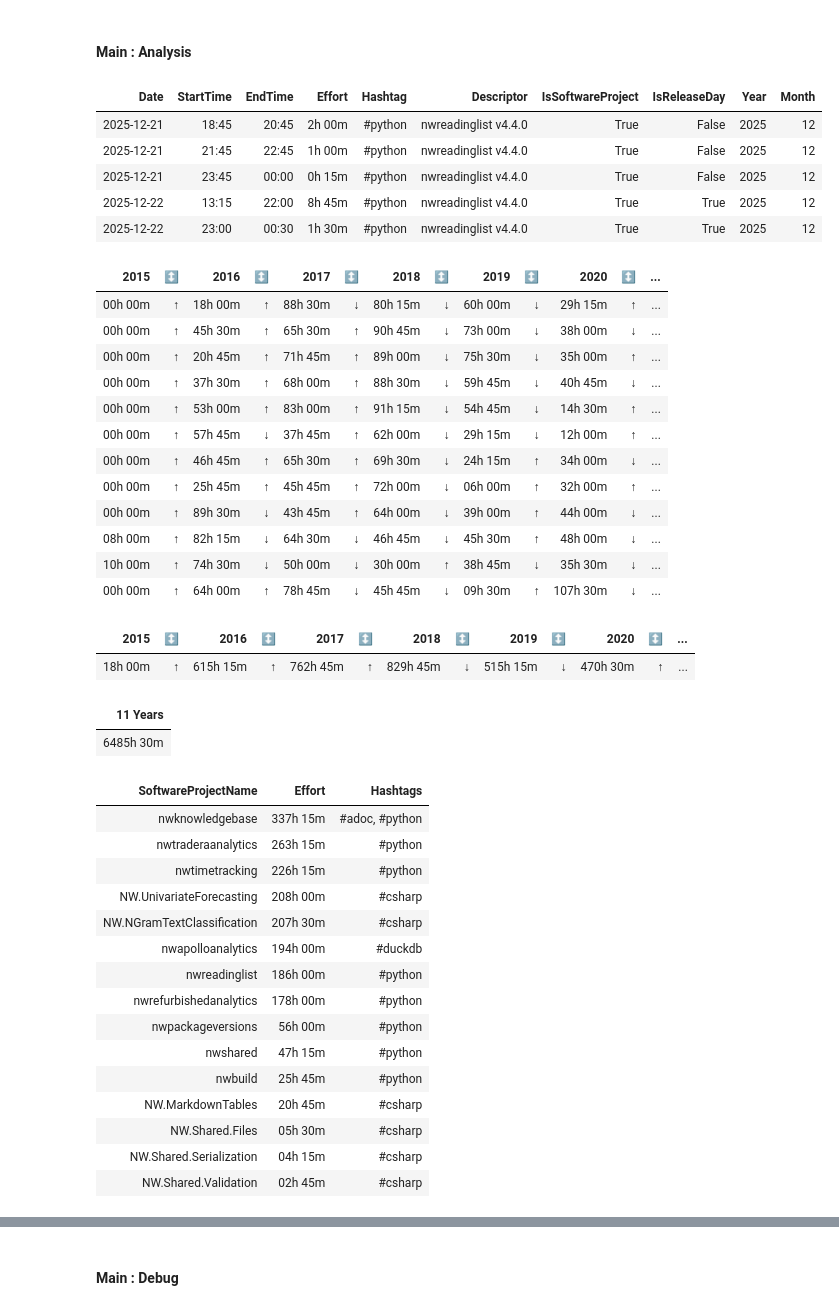
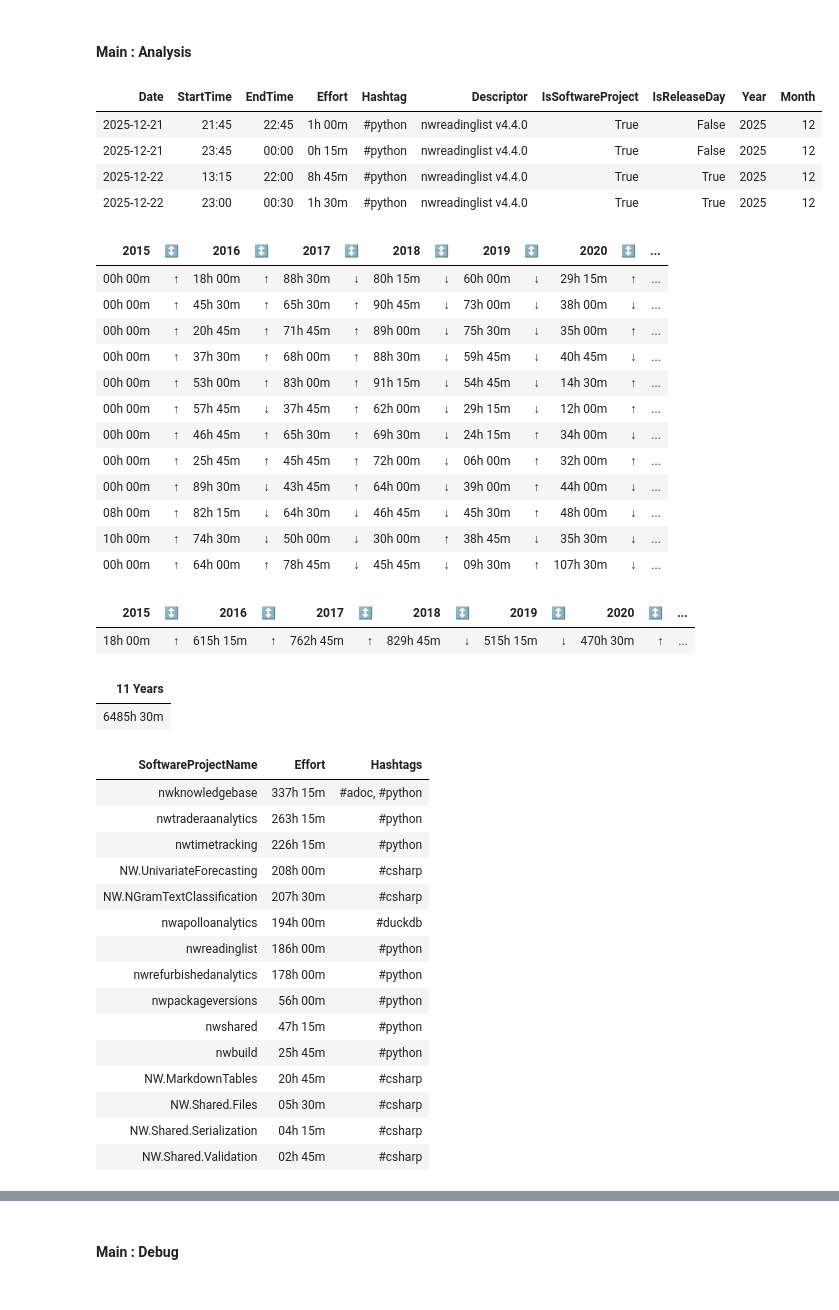
Before and after one commit to numbworks/nwtimetracking, a Jupyter notebook: src/nwtimetracking.ipynb, the cells around one changed output, grey strips where cells are left out. Cells and saved outputs as stored; diff of their text form; code cells hidden in the pictures.

Commit message:
#56 Latest Five Sessions -> Latest Four Sessions.

```diff
--- a/src/nwtimetracking.ipynb
+++ b/src/nwtimetracking.ipynb
@@ -18,7 +18,7 @@ from nwtimetracking import SettingBag, ComponentBag, TimeTrackingProcessor, OPTI
 # %%
 setting_bag : SettingBag = SettingBag(
     options_tt = [OPTION.display],
-    options_tt_latest_five = [OPTION.display],
+    options_tt_latest_four = [OPTION.display],
     options_tts_by_month = [OPTION.display],
     options_tts_by_year = [OPTION.display],
     options_tts_by_range = [OPTION.display],
@@ -38,21 +38,20 @@ setting_bag : SettingBag = SettingBag(
 # %%
 tt_processor : TimeTrackingProcessor = TimeTrackingProcessor(component_bag = ComponentBag(), setting_bag = setting_bag)
 tt_processor.initialize()
-tt_processor.process_tt_latest_five()
+tt_processor.process_tt_latest_four()
 tt_processor.process_tts_by_month()
 tt_processor.process_tts_by_year()
 tt_processor.process_tts_by_range()
 tt_processor.process_tts_by_spn()
 tt_processor.process_tts_by_spv()
 tt_processor.process_tts_by_hashtag_year()
 tt_processor.process_tts_by_hashtag()
 tt_processor.process_tts_by_year_month_spnv()
 tt_processor.process_tts_by_timeranges()
 tt_processor.process_definitions()
 tt_processor.save_as_report()
 # %% [output]
 | Date | StartTime | EndTime | Effort | Hashtag | Descriptor | IsSoftwareProject | IsReleaseDay | Year | Month |
-| 2025-12-21 | 18:45 | 20:45 | 2h 00m | #python | nwreadinglist v4.4.0 | True | False | 2025 | 12 |
 | 2025-12-21 | 21:45 | 22:45 | 1h 00m | #python | nwreadinglist v4.4.0 | True | False | 2025 | 12 |
 | 2025-12-21 | 23:45 | 00:00 | 0h 15m | #python | nwreadinglist v4.4.0 | True | False | 2025 | 12 |
 | 2025-12-22 | 13:15 | 22:00 | 8h 45m | #python | nwreadinglist v4.4.0 | True | True | 2025 | 12 |
```
Also changed, not shown: 2 other files.
